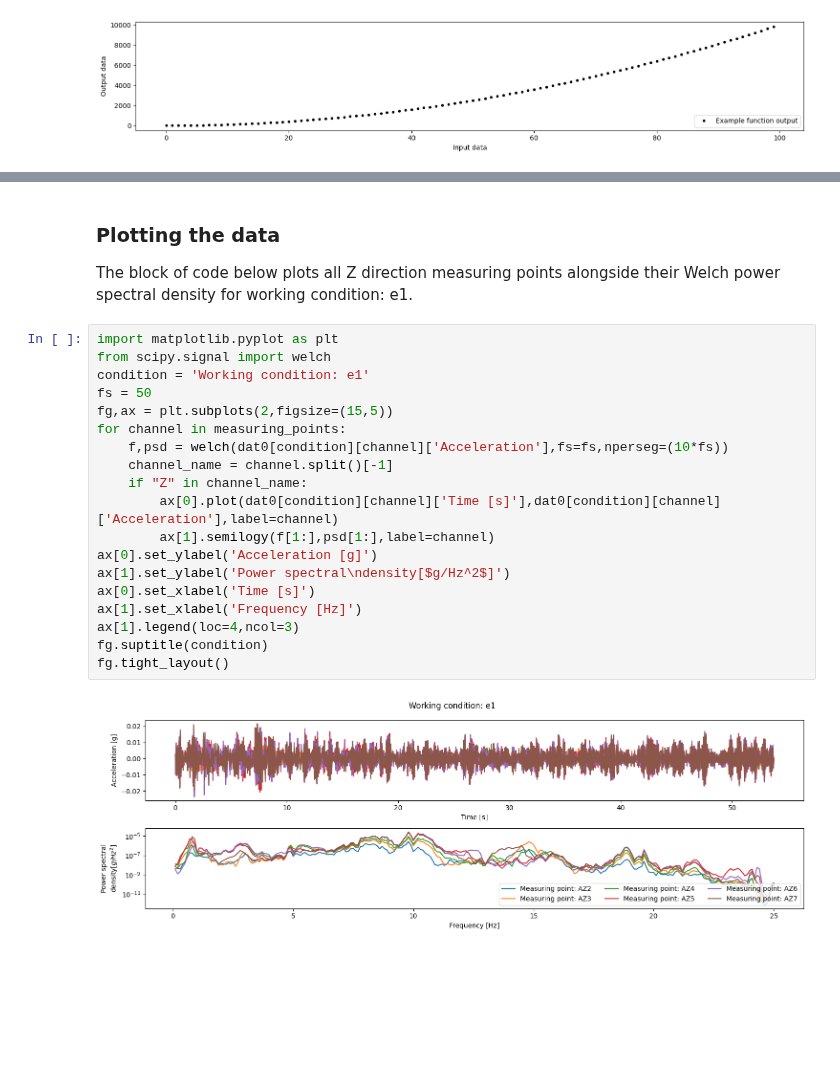
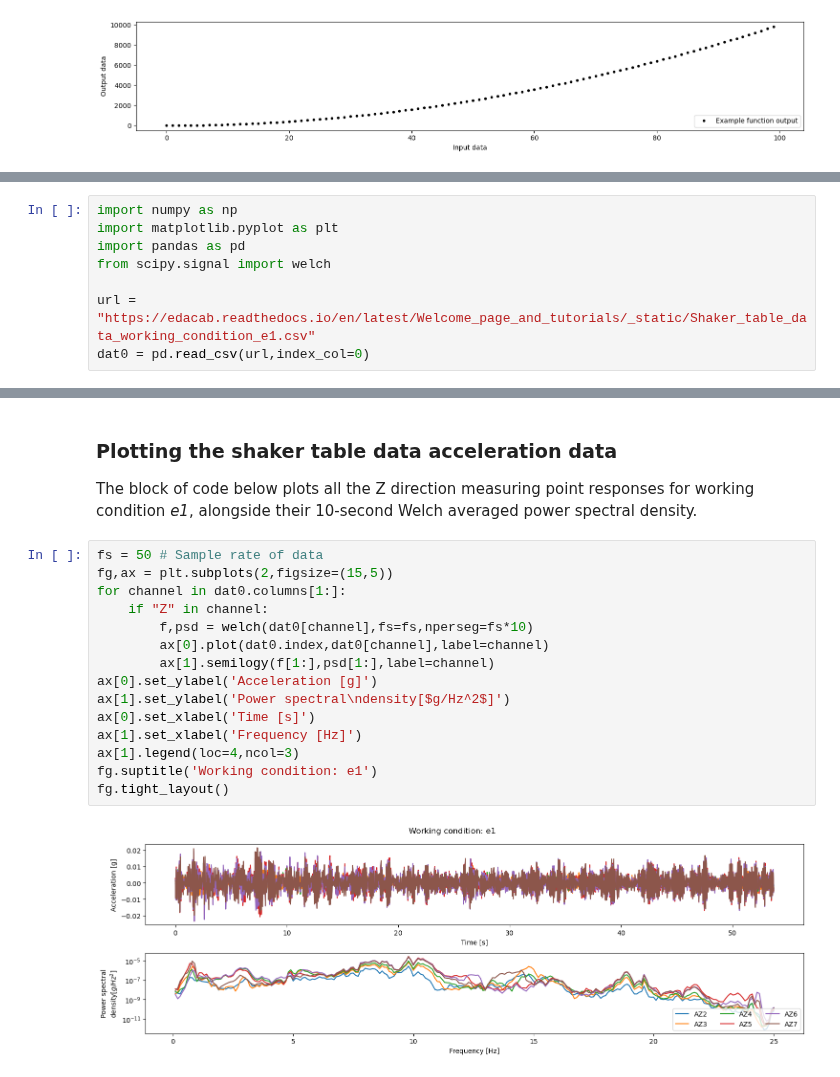
Before and after one commit to zwynne/EDACAB, a Jupyter notebook: DeepNote_Python3_templates/EDACAB_Python_Shaker_table_notebook_template.ipynb, the cells around one changed output, grey strips where cells are left out. Drawn from its saved outputs; the diff is of its cells as text; blank space fills up the shorter version.

Commit message:
Update deepnote template for shaker table

```diff
--- a/DeepNote_Python3_templates/EDACAB_Python_Shaker_table_notebook_template.ipynb
+++ b/DeepNote_Python3_templates/EDACAB_Python_Shaker_table_notebook_template.ipynb
@@ -132,0 +154,8 @@ print(measuring_points)
+# %%
+import numpy as np
+import matplotlib.pyplot as plt
+import pandas as pd
+from scipy.signal import welch
+
+url = "https://edacab.readthedocs.io/en/latest/Welcome_page_and_tutorials/_static/Shaker_table_data_working_condition_e1.csv"
+dat0 = pd.read_csv(url,index_col=0)
@@ -133,24 +175,21 @@ print(measuring_points)
 # %% [markdown]
-### Plotting the data
-The block of code below plots all Z direction measuring points alongside their Welch power spectral density for working condition: e1.
+### Plotting the shaker table data acceleration data
+
+The block of code below plots all the Z direction measuring point responses for working condition *e1*, alongside their 10-second Welch averaged power spectral density.
 # %%
-import matplotlib.pyplot as plt
-from scipy.signal import welch
-condition = 'Working condition: e1'
-fs = 50
+fs = 50 # Sample rate of data
 fg,ax = plt.subplots(2,figsize=(15,5))
-for channel in measuring_points:
-    f,psd = welch(dat0[condition][channel]['Acceleration'],fs=fs,nperseg=(10*fs))
-    channel_name = channel.split()[-1]
-    if "Z" in channel_name:
-        ax[0].plot(dat0[condition][channel]['Time [s]'],dat0[condition][channel]['Acceleration'],label=channel)
+for channel in dat0.columns[1:]:
+    if "Z" in channel:
+        f,psd = welch(dat0[channel],fs=fs,nperseg=fs*10)
+        ax[0].plot(dat0.index,dat0[channel],label=channel)
         ax[1].semilogy(f[1:],psd[1:],label=channel)
 ax[0].set_ylabel('Acceleration [g]')
 ax[1].set_ylabel('Power spectral\ndensity[$g/Hz^2$]')
 ax[0].set_xlabel('Time [s]')
 ax[1].set_xlabel('Frequency [Hz]')
 ax[1].legend(loc=4,ncol=3)
-fg.suptitle(condition)
+fg.suptitle('Working condition: e1')
 fg.tight_layout()
 # %% [output]
-[figure, old version]
+[figure, new version]
```
Also changed, not shown: parts of 19 cells of this notebook.
